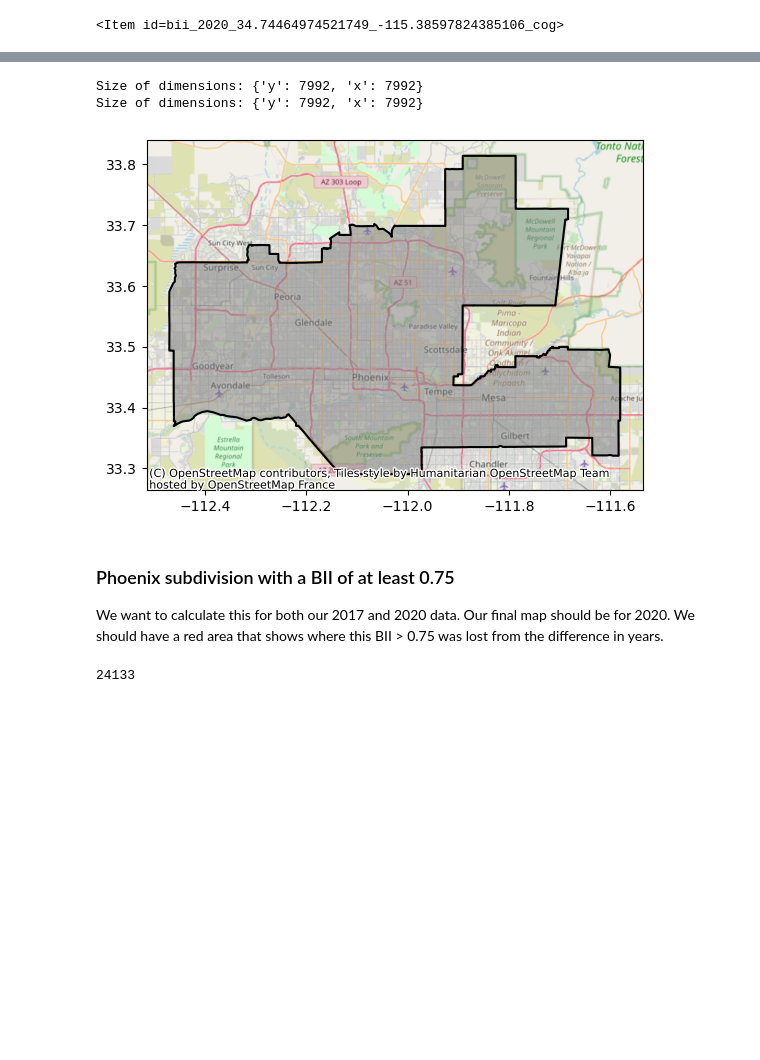
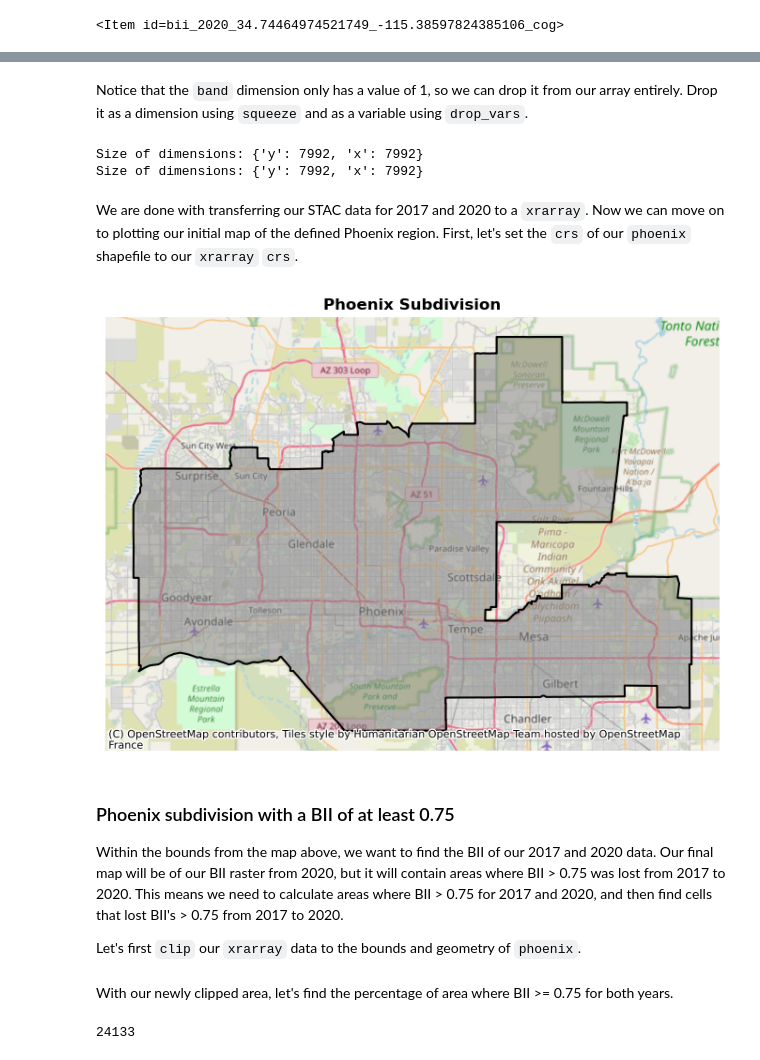
Before and after one commit to tommats00/phoenix-biodiversity-index, a Jupyter notebook: phoenix-biodiversity.ipynb, the cells around one changed output, grey strips where cells are left out. Drawn from its saved outputs; the diff is of its cells as text; code cells hidden in the pictures; blank space fills up the shorter version.

Commit message:
revised comments and workflow, need to finish up my about section

```diff
--- a/phoenix-biodiversity.ipynb
+++ b/phoenix-biodiversity.ipynb
@@ -157 +178,3 @@ biodiversity_2020 = rioxr.open_rasterio(item_2020.assets['data'].href)
+# %% [markdown]
+Notice that the `band` dimension only has a value of 1, so we can drop it from our array entirely. Drop it as a dimension using `squeeze` and as a variable using `drop_vars`.
 # %%
@@ -163,4 +188,6 @@ print("Size of dimensions:", dict(biodiversity_2020.sizes))
 # %% [output]
 Size of dimensions: {'y': 7992, 'x': 7992}
 Size of dimensions: {'y': 7992, 'x': 7992}
+# %% [markdown]
+We are done with transferring our STAC data for 2017 and 2020 to a `xrarray`. Now we can move on to plotting our initial map of the defined Phoenix region. First, let's set the `crs` of our `phoenix` shapefile to our `xrarray` `crs`.
 # %%
@@ -175,28 +197,28 @@ biodiversity_2020_2 = biodiversity_2020_1.rio.clip(phoenix_match.geometry)
 # %%
-# Plotting
-fig, ax = plt.subplots()
+# Initialize plot
+fig, ax = plt.subplots(figsize = (12,6))
 
-# Plot the clipped raster
-# biodiversity_2017_2.plot(ax=ax,
-#                         cbar_kwargs = {'location':'bottom', # for intuitive biodiversity sense
-#                                         'label': 'BII for 2020'})
-# ax.set_title("Biodiversity Intactness Index of Phoenix")
-# ax.axis('off')
-
+# Plot phoenix boundary
 phoenix_match.boundary.plot(ax = ax,
                             color = "black")
 
+# Plot phoenix polygon
 phoenix_match.plot(ax = ax,
                    alpha = 0.5,
                    color = "grey")
 
 # Contextily basemap
-ctx.add_basemap(ax, crs= biodiversity_2017_2.rio.crs)
+ctx.add_basemap(ax, crs= phoenix_match.crs)
 
+ax.axis('off')
+ax.set_title('Phoenix Subdivision',
+             fontsize = 12, fontweight = 'bold')
 
 plt.show()
 # %% [output]
-[figure, old version]
+[figure, new version]
 # %% [markdown]
 ### Phoenix subdivision with a BII of at least 0.75
-We want to calculate this for both our 2017 and 2020 data. Our final map should be for 2020. We should have a red area that shows where this BII > 0.75 was lost from the difference in years.
+Within the bounds from the map above, we want to find the BII of our 2017 and 2020 data. Our final map will be of our BII raster from 2020, but it will contain areas where BII > 0.75 was lost from 2017 to 2020. This means we need to calculate areas where BII > 0.75 for 2017 and 2020, and then find cells that lost BII's > 0.75 from 2017 to 2020.
+
+Let's first `clip` our `xrarray` data to the bounds and geometry of `phoenix`.
@@ -203 +233,3 @@ We want to calculate this for both our 2017 and 2020 data. Our final map should
+# %% [markdown]
+With our newly clipped area, let's find the percentage of area where BII >= 0.75 for both years.
 # %%
```
Also changed, not shown: parts of 40 cells of this notebook.
